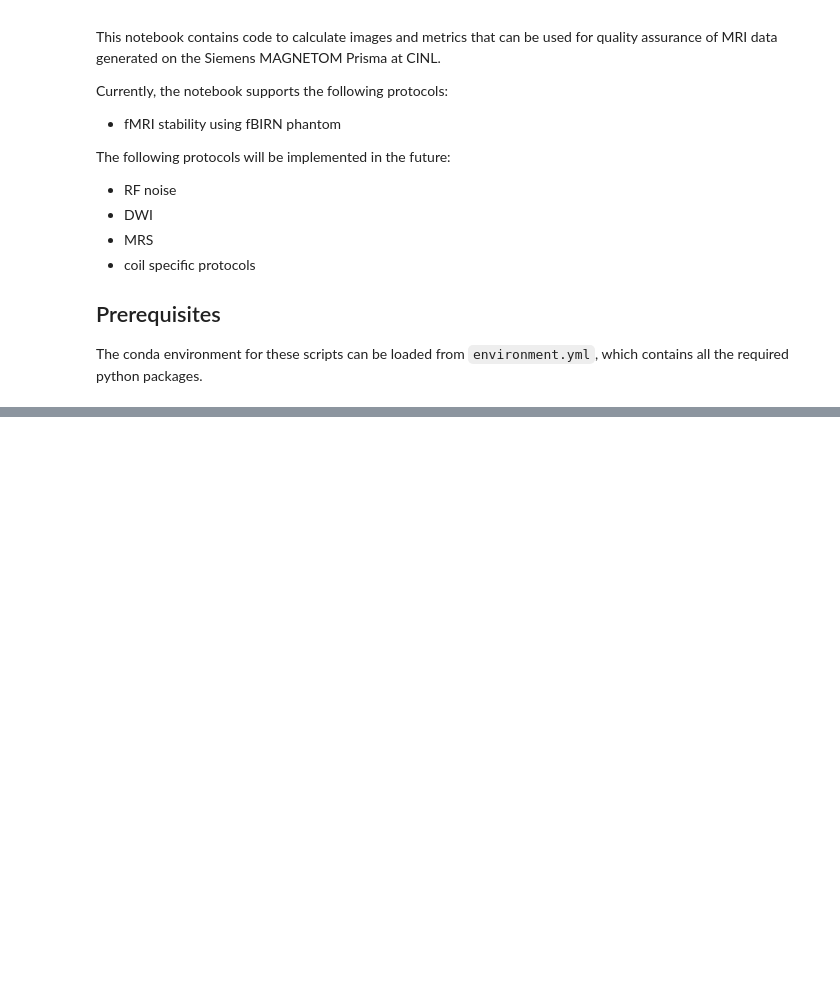
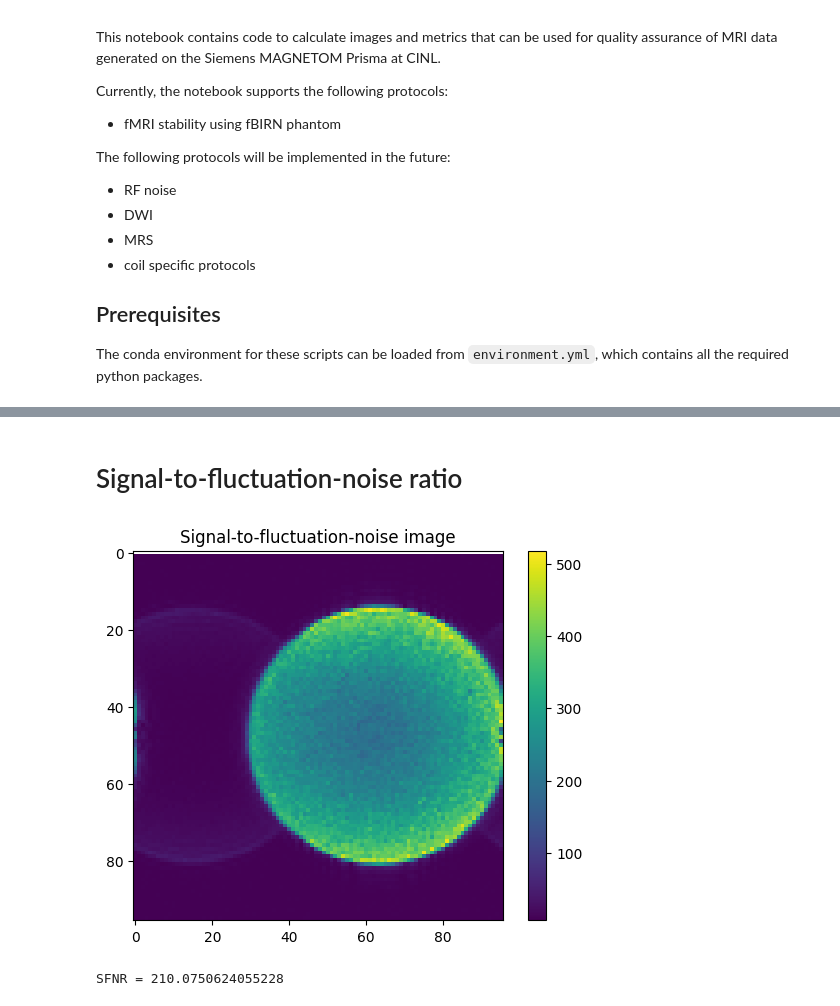
Before and after one commit to UAB-CINL/qa, a Jupyter notebook: prisma_qa.ipynb, the cells around one changed output, grey strips where cells are left out. Cells and saved outputs as stored; diff of their text form; code cells hidden in the pictures; blank space fills up the shorter version.

```diff
--- a/prisma_qa.ipynb
+++ b/prisma_qa.ipynb
@@ -200,0 +132,18 @@ Signal = 1165.297265625
+# %% [markdown]
+# Signal-to-fluctuation-noise ratio
+# %%
+# SIGNAL-TO-FLUCTUATION-NOISE RATIO (SFNR) IMAGE
+# voxelwise division of signal and temporal fluctuation noise image
+sfnr_img = signal_img / fluctuation_noise_img
+# summary SFNR value from ROI
+sfnr = np.mean(sfnr_img[x_min:x_max, y_min:y_max])
+
+plt.imshow(sfnr_img)
+plt.title('Signal-to-fluctuation-noise image')
+plt.colorbar()
+plt.show()
+
+print('SFNR =', sfnr)
+# %% [output]
+[figure, added]
+SFNR = 210.0750624055228
```
Also changed, not shown: parts of 20 cells of this notebook, 1 other file.
